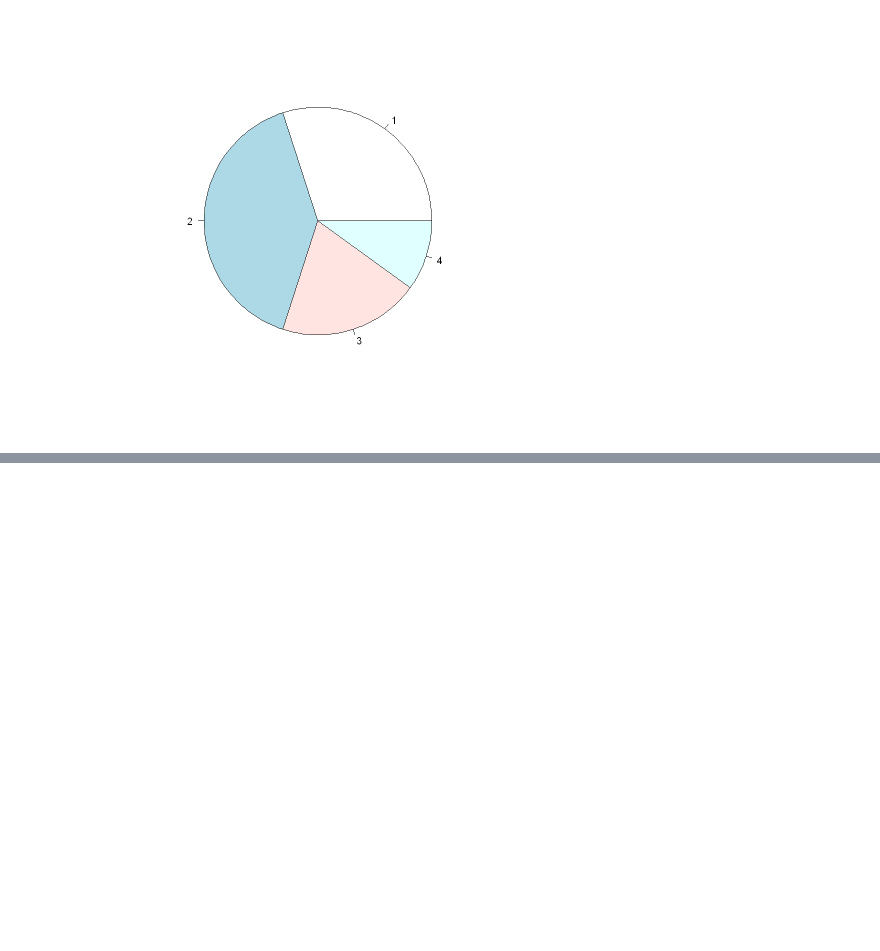
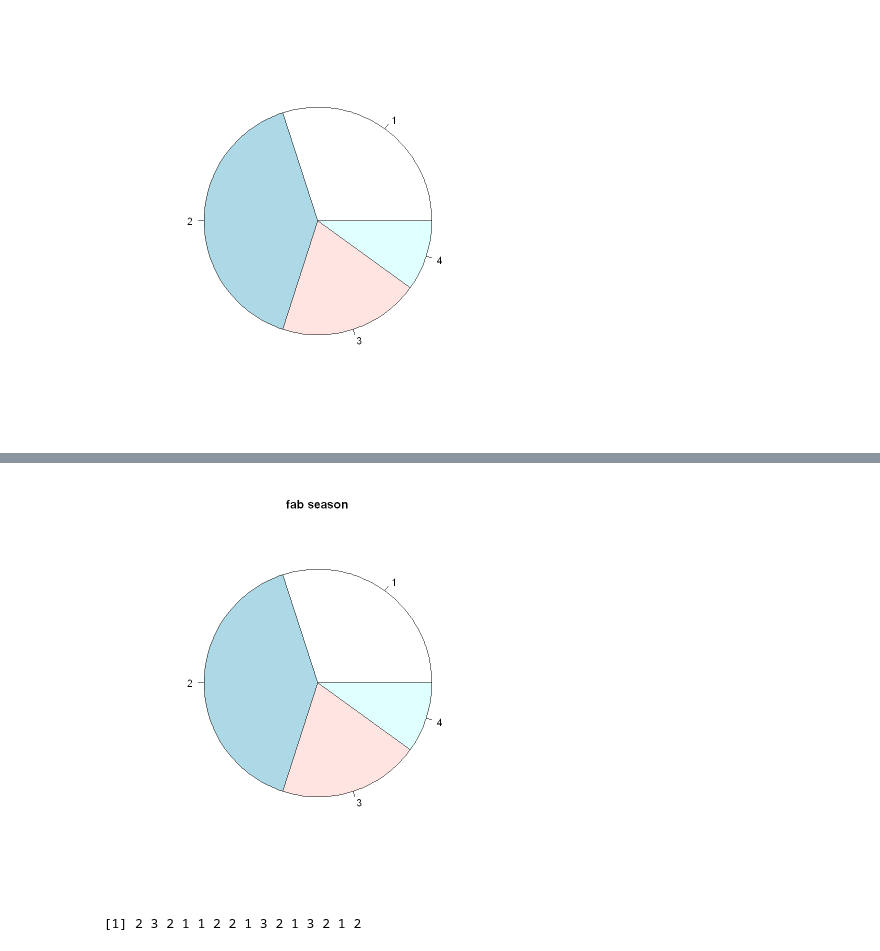
Before and after one commit to layla-focalors/r_learning_mx, a Jupyter notebook: coffee.ipynb, the cells around one changed output, grey strips where cells are left out. Cells and saved outputs as stored; diff of their text form; code cells hidden in the pictures; blank space fills up the shorter version.

```diff
--- a/coffee.ipynb
+++ b/coffee.ipynb
@@ -16,0 +17,9 @@ barplot(table(fab), names=c('봄','여름','가을','겨울'), col=c('pink','sky
+# %%
+pie(table(fab), main='fab season')
+# %% [output]
+[figure, added]
+# %%
+fab.col <- c(2,3,2,1,1,2,2,1,3,2,1,3,2,1,2)
+fab.col
+# %% [output]
+ [1] 2 3 2 1 1 2 2 1 3 2 1 3 2 1 2
```
Also changed, not shown: parts of 12 cells of this notebook.
